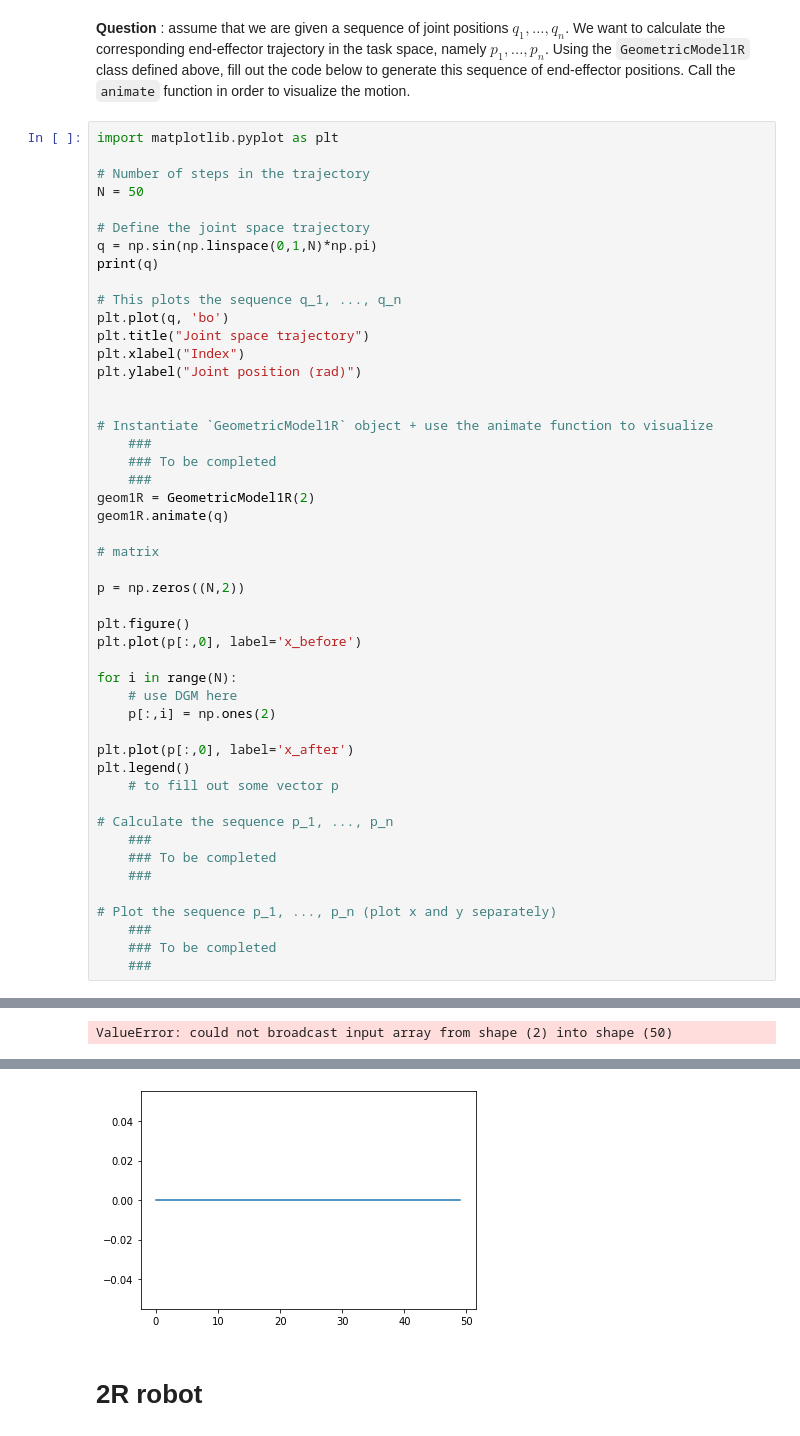
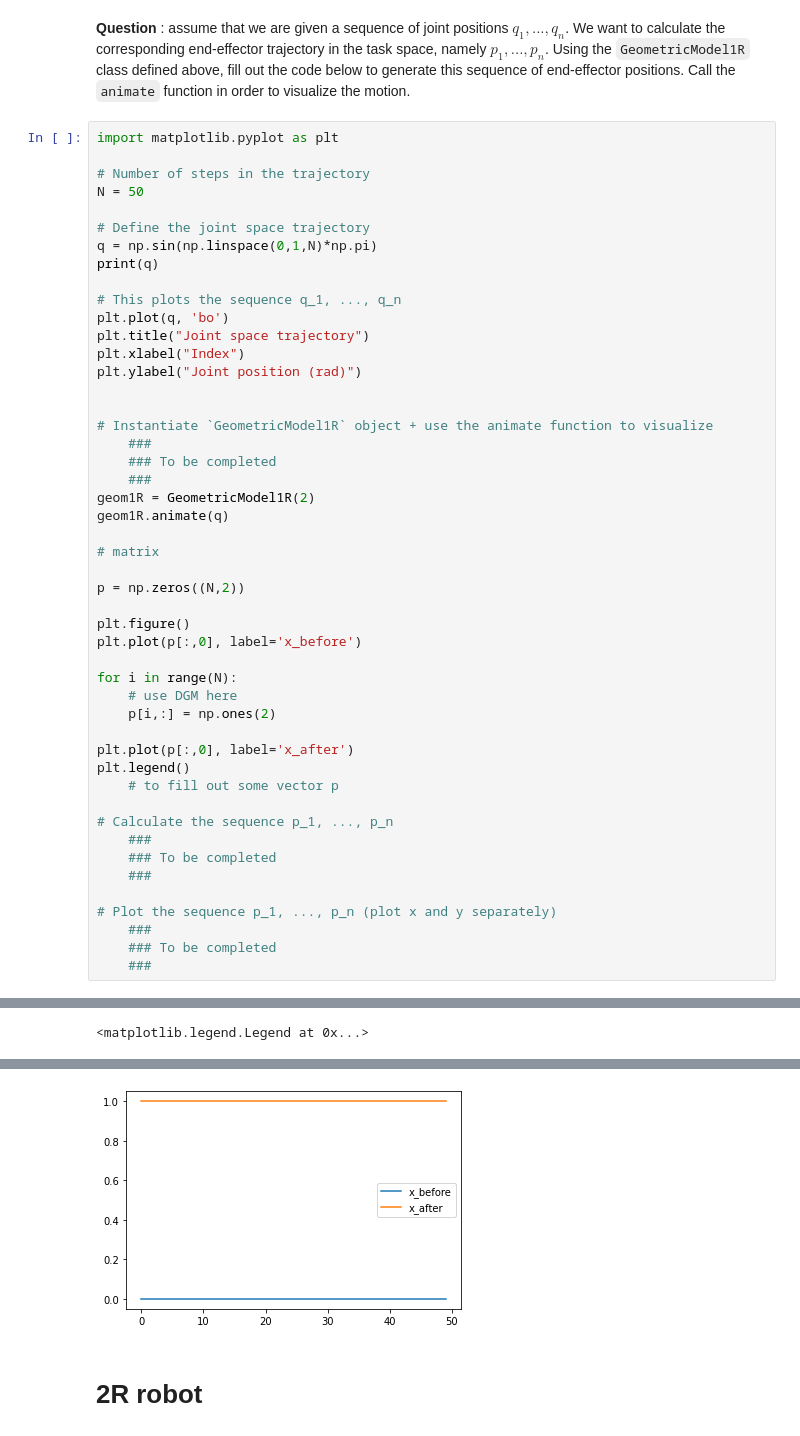
Before and after one commit to skleff1994/arise_2020, a Jupyter notebook: 2-modeling/1-geometry.ipynb, the cells around one changed output, grey strips where cells are left out. Drawn from its saved outputs; the diff is of its cells as text.

```diff
--- a/2-modeling/1-geometry.ipynb
+++ b/2-modeling/1-geometry.ipynb
@@ -220,39 +223,39 @@ plt.plot(p[:,0], label='x_before')
 
 for i in range(N):
     # use DGM here
-    p[:,i] = np.ones(2)
+    p[i,:] = np.ones(2)
 
 plt.plot(p[:,0], label='x_after')
 plt.legend()
     # to fill out some vector p
 
 # Calculate the sequence p_1, ..., p_n
     ###
     ### To be completed
     ###
 
 # Plot the sequence p_1, ..., p_n (plot x and y separately)
     ###
     ### To be completed
     ###
 # %% [output]
 [0.00000000e+00 6.40702200e-02 1.27877162e-01 1.91158629e-01
  2.53654584e-01 3.15108218e-01 3.75267005e-01 4.33883739e-01
  4.90717552e-01 5.45534901e-01 5.98110530e-01 6.48228395e-01
  6.95682551e-01 7.40277997e-01 7.81831482e-01 8.20172255e-01
  8.55142763e-01 8.86599306e-01 9.14412623e-01 9.38468422e-01
  9.58667853e-01 9.74927912e-01 9.87181783e-01 9.95379113e-01
  9.99486216e-01 9.99486216e-01 9.95379113e-01 9.87181783e-01
  9.74927912e-01 9.58667853e-01 9.38468422e-01 9.14412623e-01
  8.86599306e-01 8.55142763e-01 8.20172255e-01 7.81831482e-01
  7.40277997e-01 6.95682551e-01 6.48228395e-01 5.98110530e-01
  5.45534901e-01 4.90717552e-01 4.33883739e-01 3.75267005e-01
  3.15108218e-01 2.53654584e-01 1.91158629e-01 1.27877162e-01
  6.40702200e-02 1.22464680e-16]
 [interactive output not drawn]
-ValueError: could not broadcast input array from shape (2) into shape (50)
+<matplotlib.legend.Legend at 0x...>
 [figure]
-[figure, old version]
+[figure, new version]
 # %% [markdown]
 # 2R robot
 # %% [markdown]
```
Also changed, not shown: parts of 5 cells of this notebook, 3 other files.
